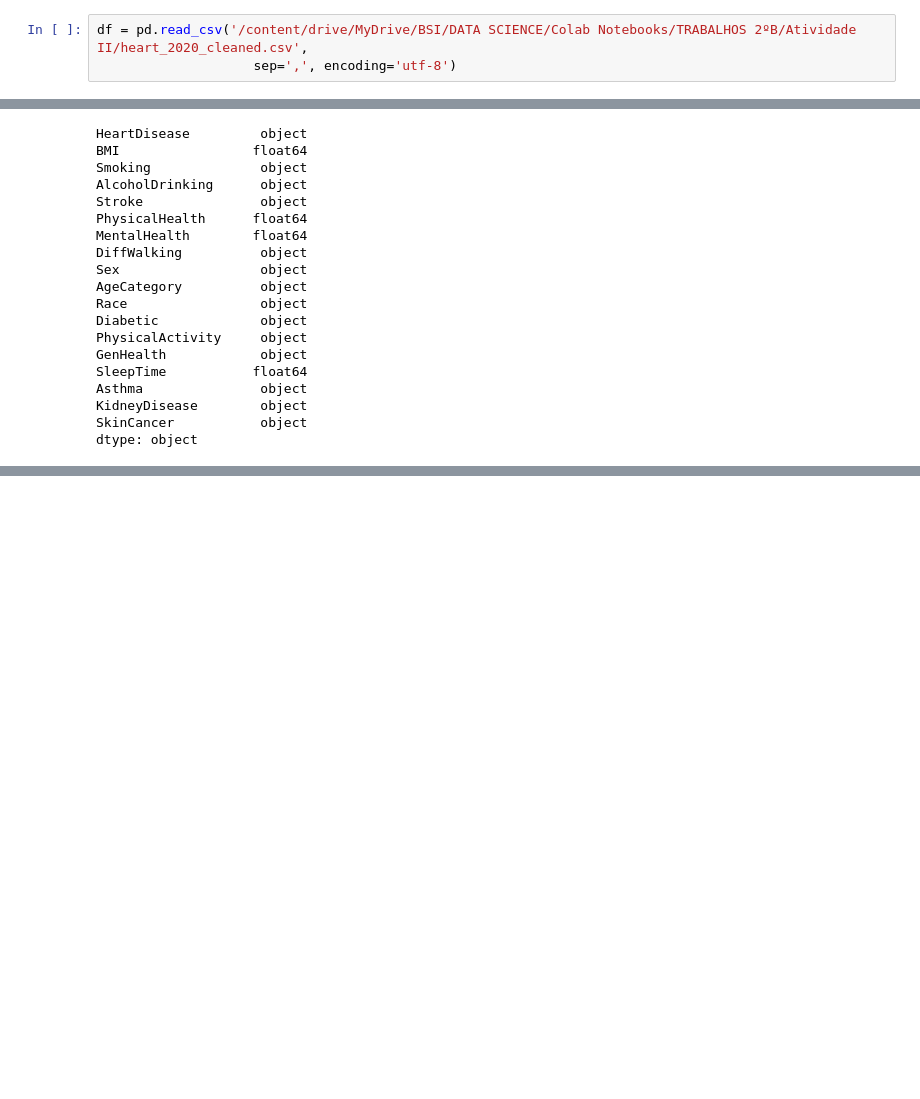
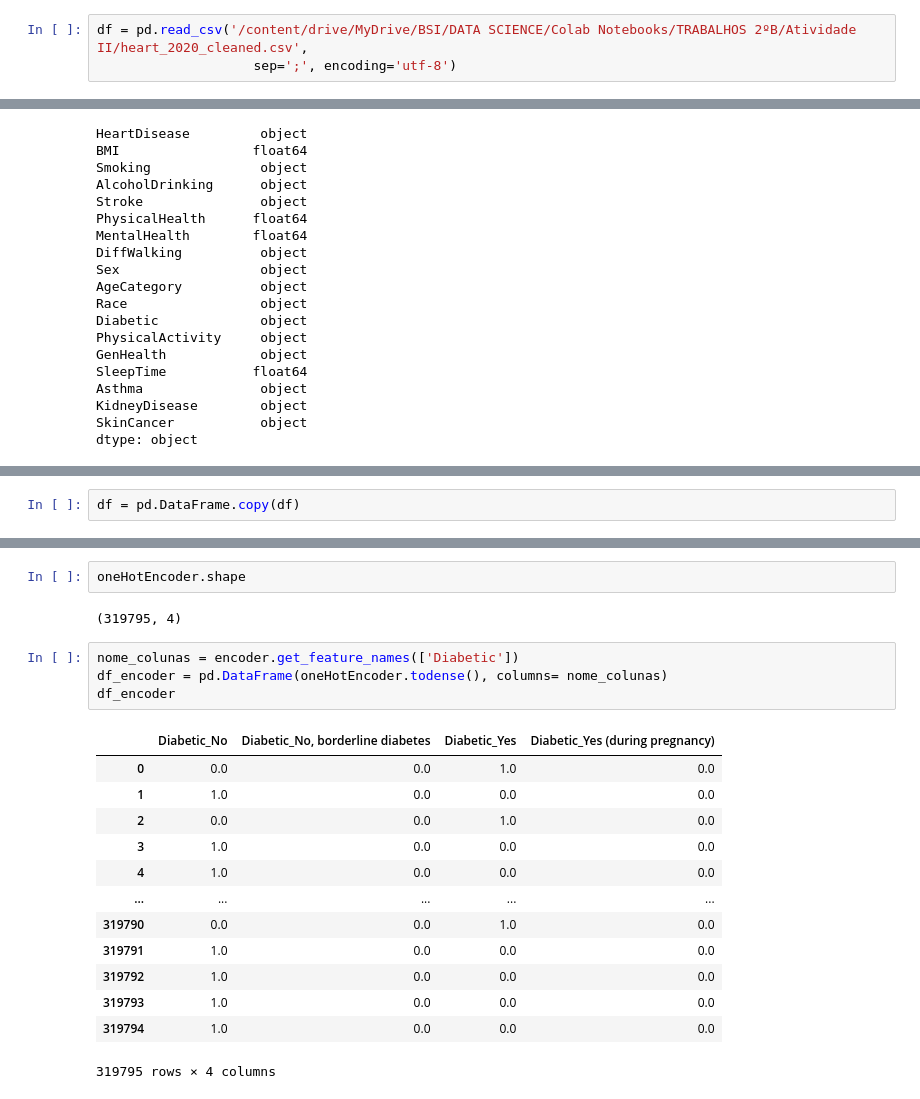
Before and after one commit to danlamberg/DS_AprenzidadoMaqSupervisionado, a Jupyter notebook: Aprendizado_de_Máquina_Supervisionado.ipynb, the cells around one changed output, grey strips where cells are left out. Saved outputs shown, nothing was run; the diff lists cells and outputs as text; blank space fills up the shorter version.

```diff
--- a/Aprendizado_de_Máquina_Supervisionado.ipynb
+++ b/Aprendizado_de_Máquina_Supervisionado.ipynb
@@ -32,7 +70,7 @@ drive.mount('/content/drive')
 Drive already mounted at /content/drive; to attempt to forcibly remount, call drive.mount("/content/drive", force_remount=True).
 # %%
 df = pd.read_csv('/content/drive/MyDrive/BSI/DATA SCIENCE/Colab Notebooks/TRABALHOS 2ºB/Atividade II/heart_2020_cleaned.csv',
-                    sep=',', encoding='utf-8')
+                    sep=';', encoding='utf-8')
 # %% [markdown]
 Visualizando o que está no Data Frame, visualização das primeiras linhas:
 # %%
@@ -137,0 +188,2 @@ dtype: object
+# %%
+df = pd.DataFrame.copy(df)
@@ -137,0 +239,22 @@ dtype: object
+# %%
+oneHotEncoder.shape
+# %% [output]
+(319795, 4)
+# %%
+nome_colunas = encoder.get_feature_names(['Diabetic'])
+df_encoder = pd.DataFrame(oneHotEncoder.todense(), columns= nome_colunas)
+df_encoder
+# %% [output]
+|  | Diabetic_No | Diabetic_No, borderline diabetes | Diabetic_Yes | Diabetic_Yes (during pregnancy) |
+| 0 | 0.0 | 0.0 | 1.0 | 0.0 |
+| 1 | 1.0 | 0.0 | 0.0 | 0.0 |
+| 2 | 0.0 | 0.0 | 1.0 | 0.0 |
+| 3 | 1.0 | 0.0 | 0.0 | 0.0 |
+| 4 | 1.0 | 0.0 | 0.0 | 0.0 |
+| ... | ... | ... | ... | ... |
+| 319790 | 0.0 | 0.0 | 1.0 | 0.0 |
+| 319791 | 1.0 | 0.0 | 0.0 | 0.0 |
+| 319792 | 1.0 | 0.0 | 0.0 | 0.0 |
+| 319793 | 1.0 | 0.0 | 0.0 | 0.0 |
+| 319794 | 1.0 | 0.0 | 0.0 | 0.0 |
+319795 rows × 4 columns
```
Also changed, not shown: parts of 56 cells of this notebook.
